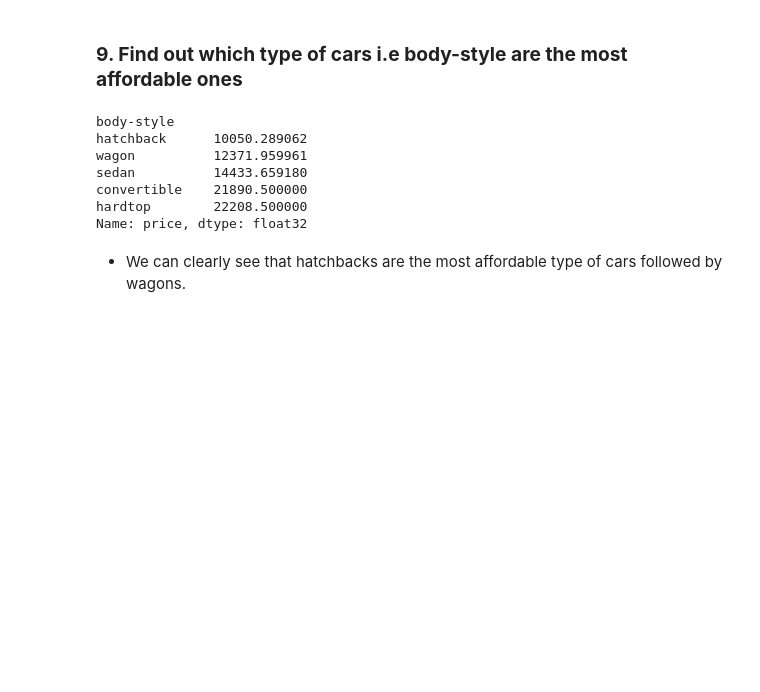
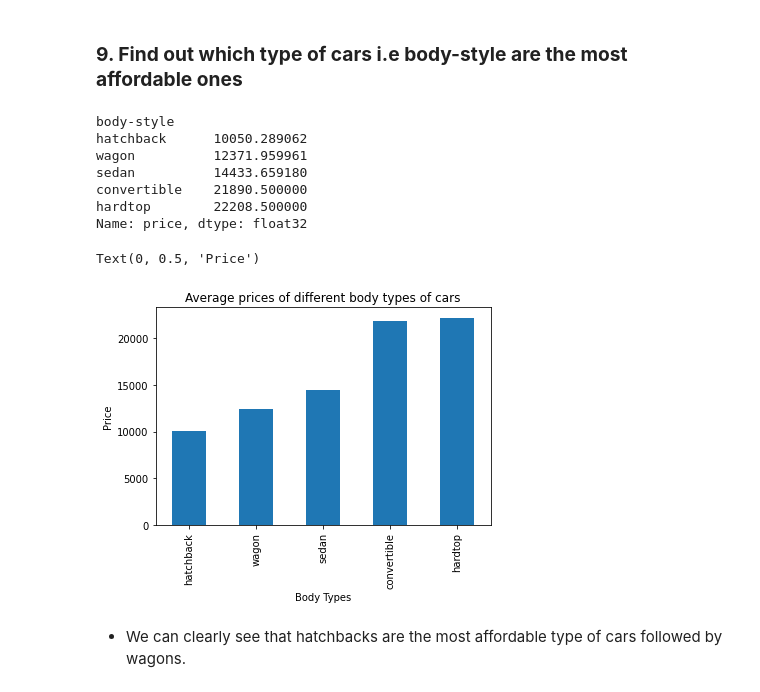
Before and after one commit to Rudrajit12/EDA_Projects, a Jupyter notebook: EDA_on_Automobiles_Data.ipynb, the cells around one changed output. Cells and saved outputs as stored; diff of their text form; code cells hidden in the pictures; blank space fills up the shorter version.

```diff
--- a/EDA_on_Automobiles_Data.ipynb
+++ b/EDA_on_Automobiles_Data.ipynb
@@ -355,17 +355,25 @@ Text(0, 0.5, 'Car Manufacturers')
 # %%
 # find out which cars are the most affordable
 car_bodies = auto_df[['make','body-style','price']]
 car_type = car_bodies.groupby('body-style')
 affordable = car_type['price'].mean()
 print(affordable.sort_values(ascending=True))
+
+# plot the body-style distribution of cars with its price
+affordable.sort_values(ascending=True).plot(kind='bar')
+plt.title("Average prices of different body types of cars")
+plt.xlabel("Body Types")
+plt.ylabel("Price")
 # %% [output]
 body-style
 hatchback      10050.289062
 wagon          12371.959961
 sedan          14433.659180
 convertible    21890.500000
 hardtop        22208.500000
 Name: price, dtype: float32
+Text(0, 0.5, 'Price')
+[figure, added]
 # %% [markdown]
 * We can clearly see that hatchbacks are the most affordable type of cars followed by wagons.
 # %% [markdown]
```
